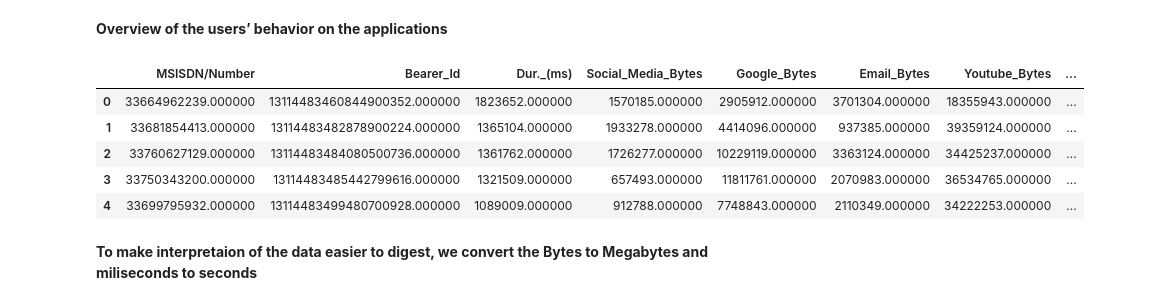
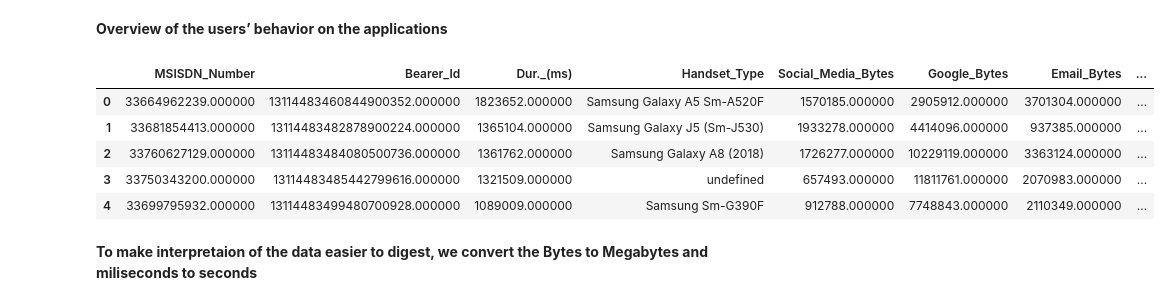
Before and after one commit to katenjoki/Telecom_Week1Challenge, a Jupyter notebook: OneDrive/Desktop/10Academy/Telecom_Week1Challenge/notebooks/week1.ipynb, the cells around one changed output. Drawn from its saved outputs; the diff is of its cells as text; code cells hidden in the pictures.

```diff
--- a/OneDrive/Desktop/10Academy/Telecom_Week1Challenge/notebooks/week1.ipynb
+++ b/OneDrive/Desktop/10Academy/Telecom_Week1Challenge/notebooks/week1.ipynb
@@ -51,6 +52,7 @@ memory usage: 62.9+ MB
 <h3> Data Cleaning </h3>
 # %%
 data.columns = data.columns.str.replace(' ','_')
+data.columns = data.columns.str.replace('/','_')
 data.columns.to_list()
 # %% [output]
 ['Bearer_Id',
@@ -141,5 +144,5 @@ Nb_of_sec_with_6250B_<_Vol_UL_<_37500B    111843 74.561503
 # %%
-#Dropping columns with more than 30% null values
-data=data.drop(['TCP_DL_Retrans._Vol_(Bytes)', 'TCP_UL_Retrans._Vol_(Bytes)', 'HTTP_DL_(Bytes)', 'HTTP_UL_(Bytes)', 'Nb_of_sec_with_125000B_<_Vol_DL', 'Nb_of_sec_with_1250B_<_Vol_UL_<_6250B', 'Nb_of_sec_with_31250B_<_Vol_DL_<_125000B', 'Nb_of_sec_with_37500B_<_Vol_UL', 'Nb_of_sec_with_6250B_<_Vol_DL_<_31250B', 'Nb_of_sec_with_6250B_<_Vol_UL_<_37500B'],axis=1)
+#Dropping columns with more than 30% null values,apart from the TCP columns
+data=data.drop(['HTTP_DL_(Bytes)', 'HTTP_UL_(Bytes)', 'Nb_of_sec_with_125000B_<_Vol_DL', 'Nb_of_sec_with_1250B_<_Vol_UL_<_6250B', 'Nb_of_sec_with_31250B_<_Vol_DL_<_125000B', 'Nb_of_sec_with_37500B_<_Vol_UL', 'Nb_of_sec_with_6250B_<_Vol_DL_<_31250B', 'Nb_of_sec_with_6250B_<_Vol_UL_<_37500B'],axis=1)
 data.shape
 # %% [output]
@@ -309,25 +314,31 @@ Name: Handset_Type, dtype: int64
 # %%
 def sum_columns(df,col1,col2):
     return df[col1]+df[col2]
 
-user = pd.DataFrame(data,columns=['MSISDN/Number','Bearer_Id','Dur._(ms)'])
-user['Social_Media_Bytes']=sum_columns(data,'Social_Media_DL_(Bytes)','Social_Media_UL_(Bytes)')
-user['Google_Bytes']=sum_columns(data,'Google_DL_(Bytes)','Google_UL_(Bytes)')
-user['Email_Bytes']=sum_columns(data,'Email_DL_(Bytes)','Email_UL_(Bytes)')
-user['Youtube_Bytes']=sum_columns(data,'Youtube_DL_(Bytes)','Youtube_UL_(Bytes)')
-user['Netflix_Bytes']=sum_columns(data,'Netflix_DL_(Bytes)','Netflix_UL_(Bytes)')
-user['Gaming_Bytes']=sum_columns(data,'Gaming_DL_(Bytes)','Gaming_UL_(Bytes)')
-user['Other_Bytes']=sum_columns(data,'Other_DL_(Bytes)','Other_UL_(Bytes)')
-user['Total_Bytes']=sum_columns(data,'Total_DL_(Bytes)','Total_UL_(Bytes)')
+def avg_col(df,col1,col2):
+    return (df[col1]+df[col2])/2
 
-user.head()
+frame = pd.DataFrame(data,columns=['MSISDN_Number','Bearer_Id','Dur._(ms)','Handset_Type'])
+frame['Social_Media_Bytes']=sum_columns(data,'Social_Media_DL_(Bytes)','Social_Media_UL_(Bytes)')
+frame['Google_Bytes']=sum_columns(data,'Google_DL_(Bytes)','Google_UL_(Bytes)')
+frame['Email_Bytes']=sum_columns(data,'Email_DL_(Bytes)','Email_UL_(Bytes)')
+frame['Youtube_Bytes']=sum_columns(data,'Youtube_DL_(Bytes)','Youtube_UL_(Bytes)')
+frame['Netflix_Bytes']=sum_columns(data,'Netflix_DL_(Bytes)','Netflix_UL_(Bytes)')
+frame['Gaming_Bytes']=sum_columns(data,'Gaming_DL_(Bytes)','Gaming_UL_(Bytes)')
+frame['Other_Bytes']=sum_columns(data,'Other_DL_(Bytes)','Other_UL_(Bytes)')
+frame['Total_Bytes']=sum_columns(data,'Total_DL_(Bytes)','Total_UL_(Bytes)')
+frame['Avg_RTT_ms']= avg_col(data,'Avg_RTT_DL_(ms)','Avg_RTT_UL_(ms)')
+frame['Avg_TCP_Bytes']=avg_col(data,'TCP_DL_Retrans._Vol_(Bytes)', 'TCP_UL_Retrans._Vol_(Bytes)')
+frame['Avg_Throughput_kbps']=avg_col(data,'Avg_Bearer_TP_DL_(kbps)', 'Avg_Bearer_TP_UL_(kbps)')
+
+frame.head()
 # %% [output]
-|  | MSISDN/Number | Bearer_Id | Dur._(ms) | Social_Media_Bytes | Google_Bytes | Email_Bytes | Youtube_Bytes | ... |
-| 0 | 33664962239.000000 | 13114483460844900352.000000 | 1823652.000000 | 1570185.000000 | 2905912.000000 | 3701304.000000 | 18355943.000000 | ... |
-| 1 | 33681854413.000000 | 13114483482878900224.000000 | 1365104.000000 | 1933278.000000 | 4414096.000000 | 937385.000000 | 39359124.000000 | ... |
-| 2 | 33760627129.000000 | 13114483484080500736.000000 | 1361762.000000 | 1726277.000000 | 10229119.000000 | 3363124.000000 | 34425237.000000 | ... |
-| 3 | 33750343200.000000 | 13114483485442799616.000000 | 1321509.000000 | 657493.000000 | 11811761.000000 | 2070983.000000 | 36534765.000000 | ... |
-| 4 | 33699795932.000000 | 13114483499480700928.000000 | 1089009.000000 | 912788.000000 | 7748843.000000 | 2110349.000000 | 34222253.000000 | ... |
+|  | MSISDN_Number | Bearer_Id | Dur._(ms) | Handset_Type | Social_Media_Bytes | Google_Bytes | Email_Bytes | ... |
+| 0 | 33664962239.000000 | 13114483460844900352.000000 | 1823652.000000 | Samsung Galaxy A5 Sm-A520F | 1570185.000000 | 2905912.000000 | 3701304.000000 | ... |
+| 1 | 33681854413.000000 | 13114483482878900224.000000 | 1365104.000000 | Samsung Galaxy J5 (Sm-J530) | 1933278.000000 | 4414096.000000 | 937385.000000 | ... |
+| 2 | 33760627129.000000 | 13114483484080500736.000000 | 1361762.000000 | Samsung Galaxy A8 (2018) | 1726277.000000 | 10229119.000000 | 3363124.000000 | ... |
+| 3 | 33750343200.000000 | 13114483485442799616.000000 | 1321509.000000 | undefined | 657493.000000 | 11811761.000000 | 2070983.000000 | ... |
+| 4 | 33699795932.000000 | 13114483499480700928.000000 | 1089009.000000 | Samsung Sm-G390F | 912788.000000 | 7748843.000000 | 2110349.000000 | ... |
 # %% [markdown]
 **To make interpretaion of the data easier to digest, we convert the Bytes to Megabytes and miliseconds to seconds**
 # %%
```
Also changed, not shown: parts of 91 cells of this notebook.
